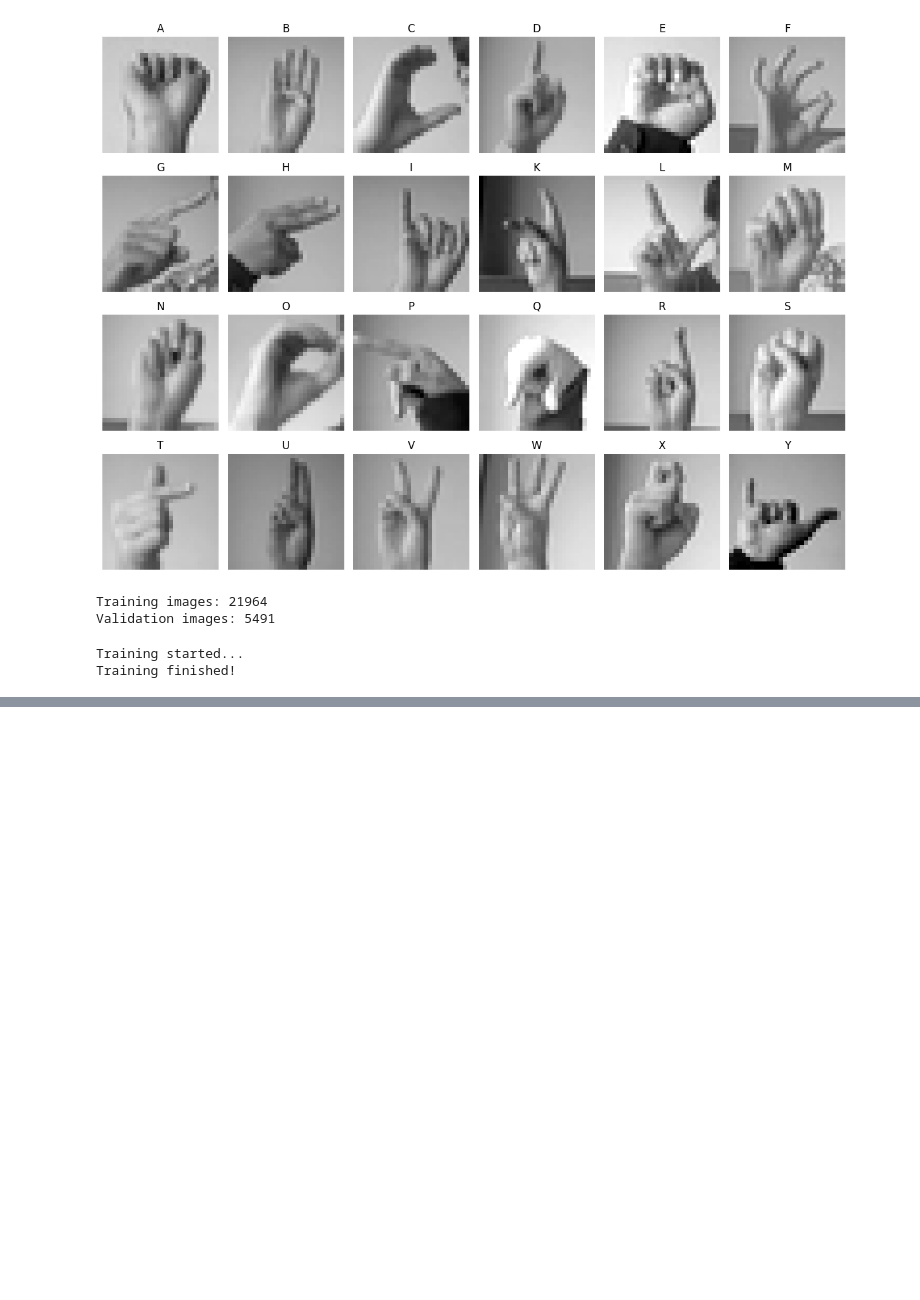
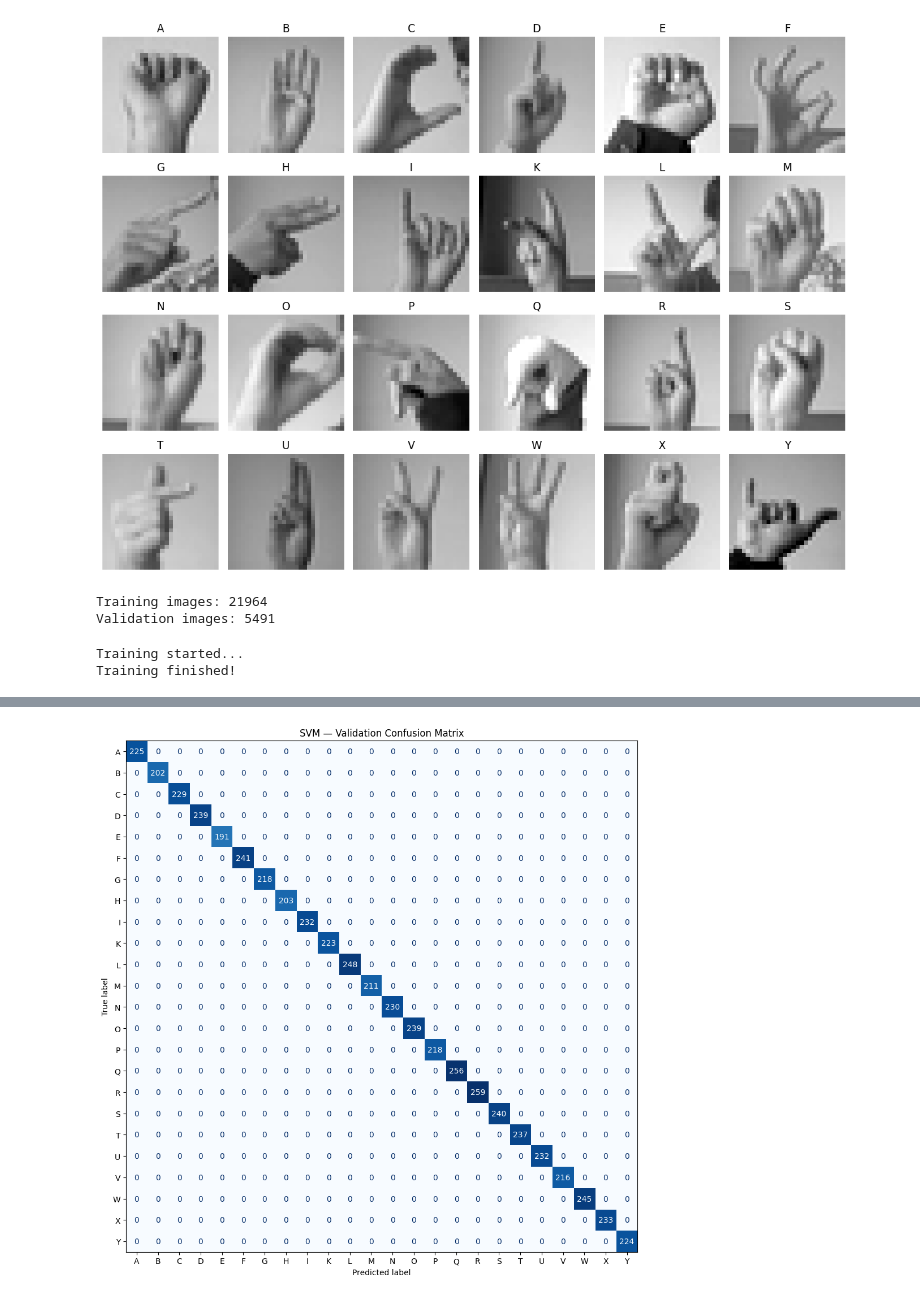
Before and after one commit to bdipesh3045/Data-Science-project-AI-Class-, a Jupyter notebook: main1.ipynb, the cells around one changed output, grey strips where cells are left out. Drawn from its saved outputs; the diff is of its cells as text; code cells hidden in the pictures; blank space fills up the shorter version.

Commit message:
confusion matrix

```diff
--- a/main1.ipynb
+++ b/main1.ipynb
@@ -93,0 +91,26 @@ Validation macro F1: 1.0000
+# %%
+# Letters to display on the axes
+letters = [chr(65 + int(label)) for label in model.classes_]
+
+# Create the confusion matrix
+fig, ax = plt.subplots(figsize=(12, 10))
+
+ConfusionMatrixDisplay.from_predictions(
+    y_val,
+    predictions,
+    labels=model.classes_,
+    display_labels=letters,
+    cmap="Blues",
+    colorbar=False,
+    values_format="d",
+    ax=ax
+)
+
+plt.title("SVM — Validation Confusion Matrix")
+plt.tight_layout()
+
+# Save the matrix as an image
+plt.savefig("svm_confusion_matrix.png", dpi=150)
+plt.show()
+# %% [output]
+[figure, added]
```
Also changed, not shown: parts of 1 cell of this notebook.
